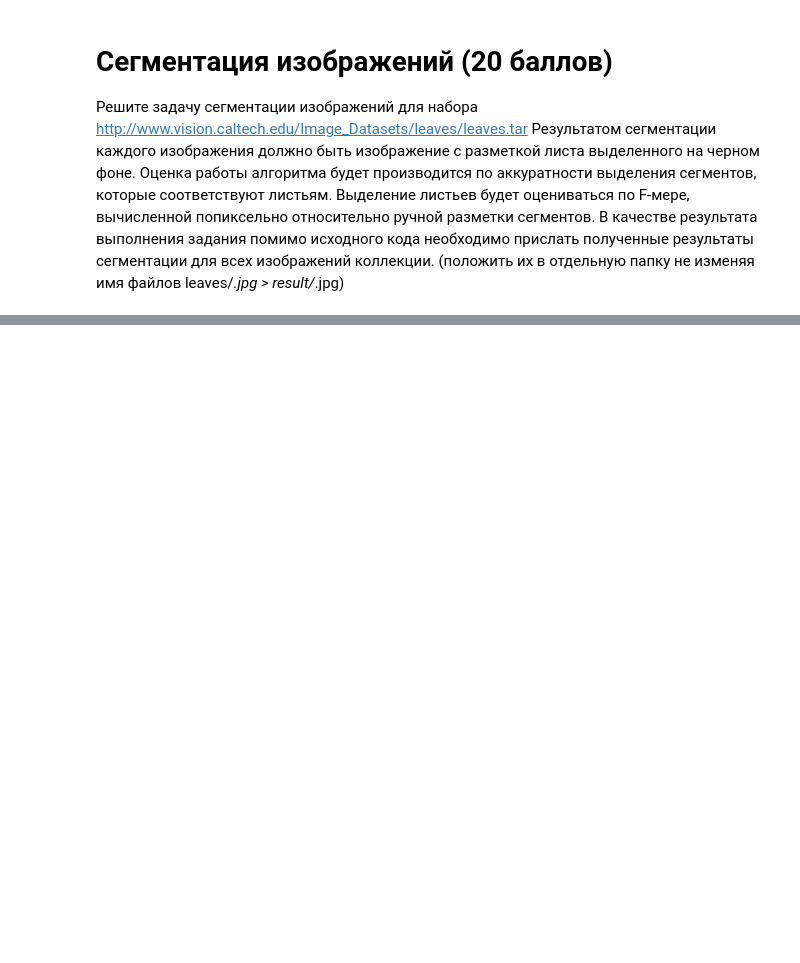
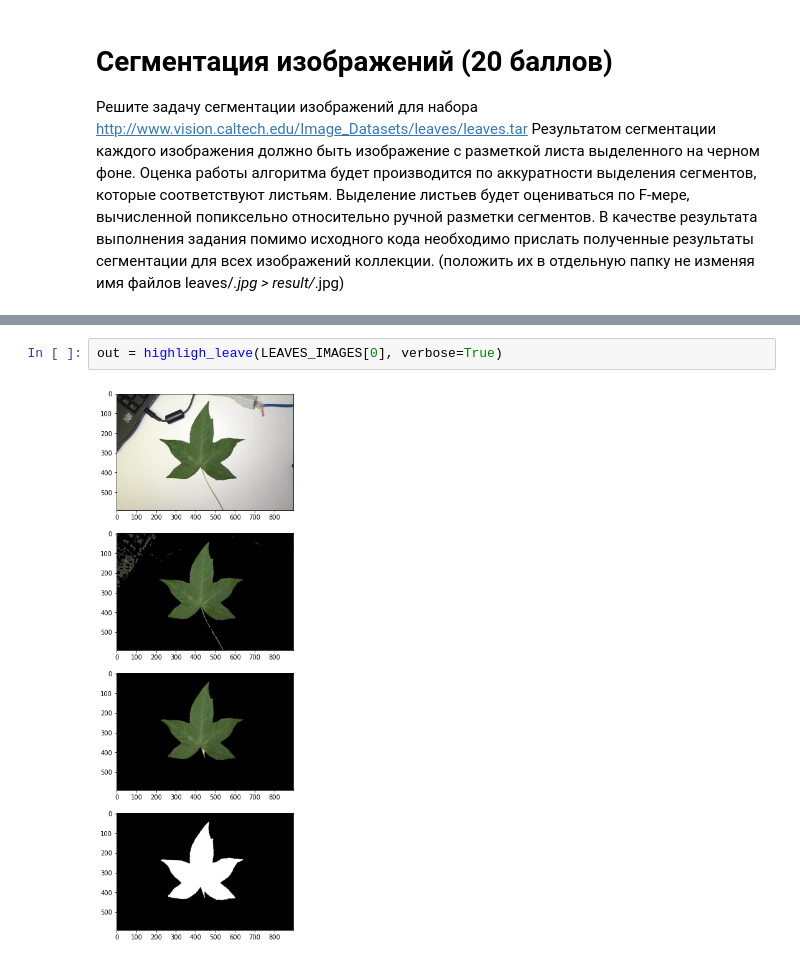
Before and after one commit to RamSaw/image-processing, a Jupyter notebook: Copy_of_HW4.ipynb, the cells around one changed output, grey strips where cells are left out. Drawn from its saved outputs; the diff is of its cells as text; blank space fills up the shorter version.

```diff
--- a/Copy_of_HW4.ipynb
+++ b/Copy_of_HW4.ipynb
@@ -548,0 +628,4 @@ class LSH:
+# %%
+out = highligh_leave(LEAVES_IMAGES[0], verbose=True)
+# %% [output]
+[figure, added]
```
Also changed, not shown: parts of 16 cells of this notebook.
